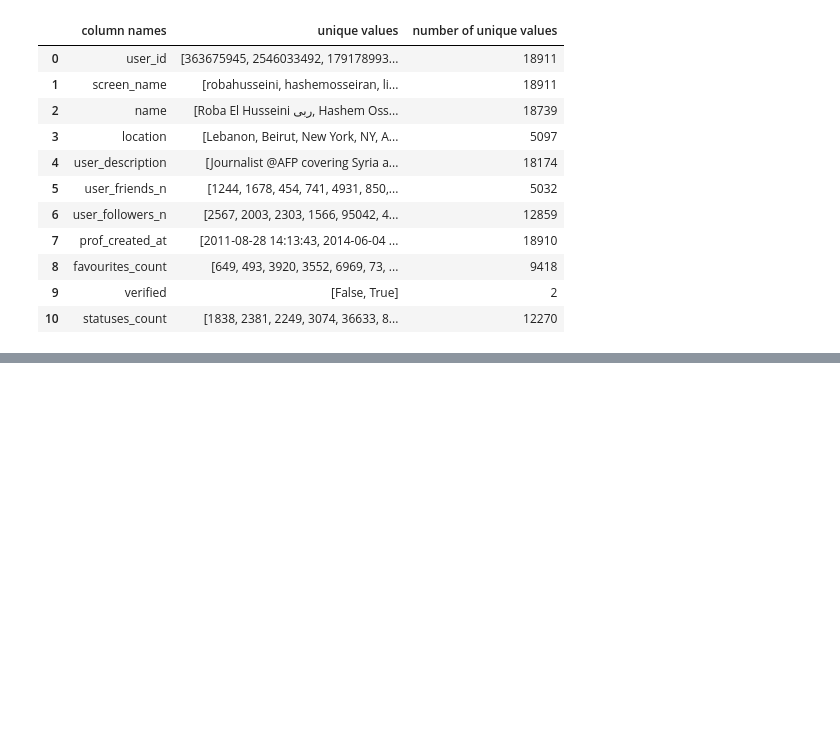
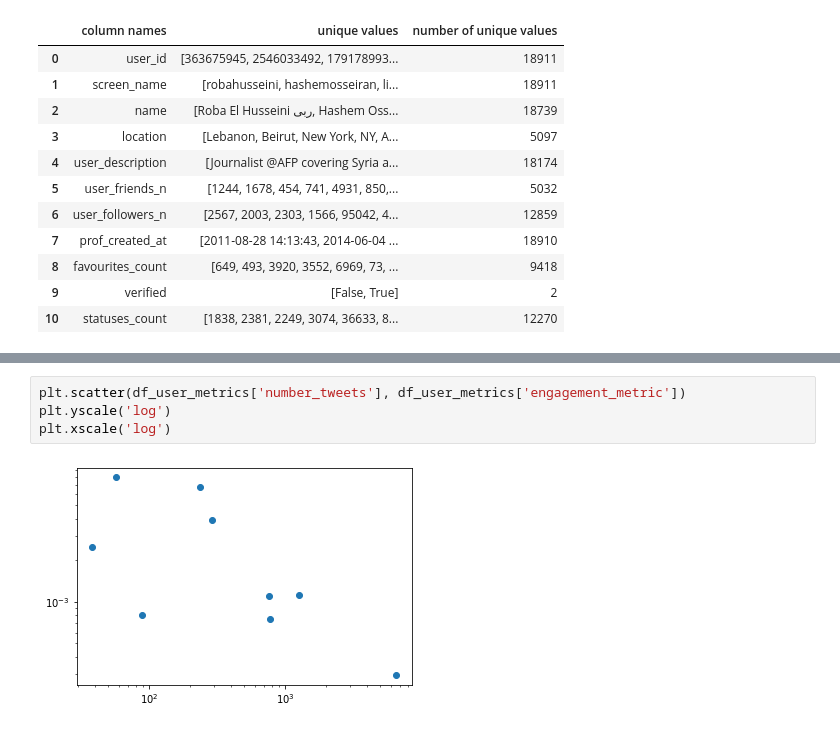
Before and after one commit to cosmohawk/summer_project_2020, a Jupyter notebook: notebooks/interaction_counts.ipynb, the cells around one changed output, grey strips where cells are left out. Drawn from its saved outputs; the diff is of its cells as text; blank space fills up the shorter version.

```diff
--- a/notebooks/interaction_counts.ipynb
+++ b/notebooks/interaction_counts.ipynb
@@ -102,0 +130,6 @@ df_user_metrics = pd.merge(df2, df_like_count, how='inner', on='screen_name')
+# %%
+plt.scatter(df_user_metrics['number_tweets'], df_user_metrics['engagement_metric'])
+plt.yscale('log')
+plt.xscale('log')
+# %% [output]
+[figure, added]
```
Also changed, not shown: parts of 5 cells of this notebook.
